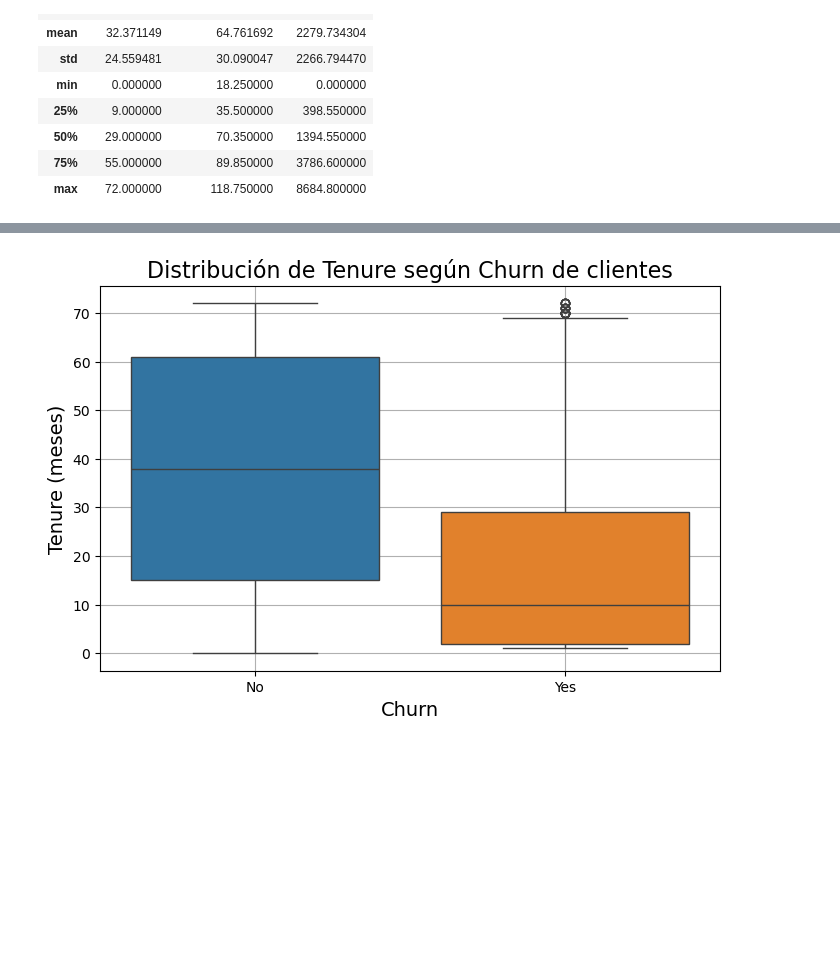
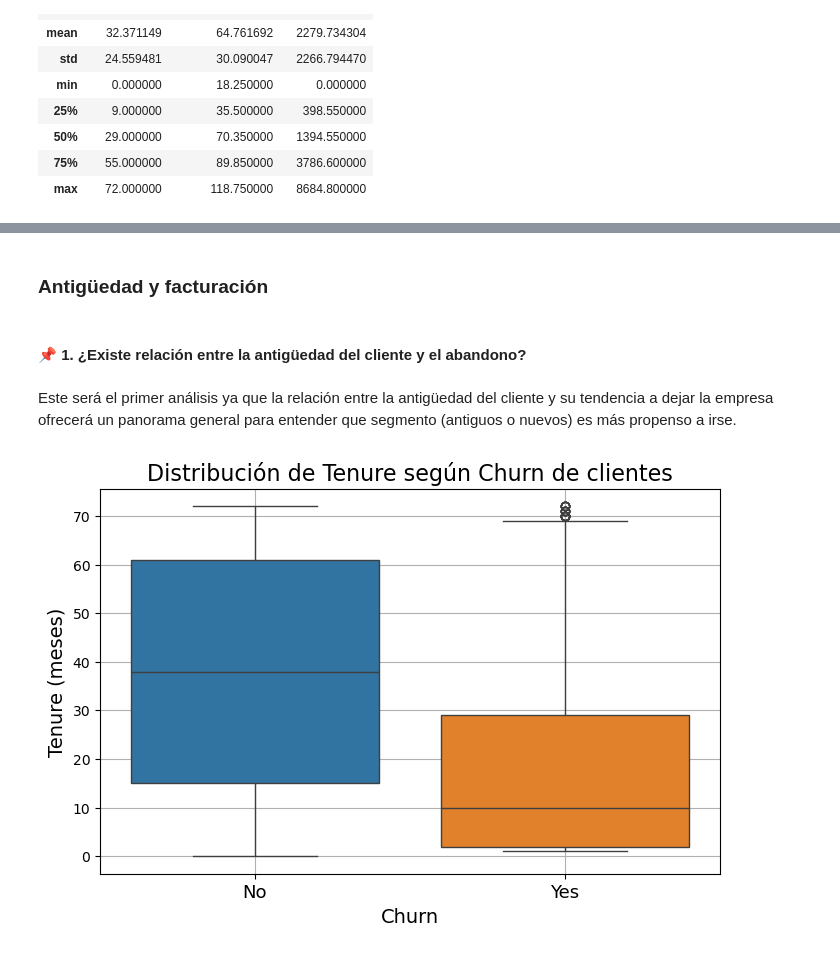
Before and after one commit to ignaciomajo/proyecto_TelecomX, a Jupyter notebook: proyecto_telecomx.ipynb, the cells around one changed output, grey strips where cells are left out. Drawn from its saved outputs; the diff is of its cells as text; code cells hidden in the pictures; blank space fills up the shorter version.

Commit message:
UPDATE proyecto_telecomx.ipynb | antigüedad y facturacion 1

```diff
--- a/proyecto_telecomx.ipynb
+++ b/proyecto_telecomx.ipynb
@@ -362,10 +388,17 @@ df_churn.describe()
+# %% [markdown]
+### Antigüedad y facturación
+# %% [markdown]
+#### 📌 1. ¿Existe relación entre la antigüedad del cliente y el abandono?
+# %% [markdown]
+Este será el primer análisis ya que la relación entre la antigüedad del cliente y su tendencia a dejar la empresa ofrecerá un panorama general para entender que segmento (antiguos o nuevos) es más propenso a irse.
 # %%
 plt.figure(figsize=(8, 5))
 sns.boxplot(data=df_churn, x='Churn', y='tenure', hue='Churn', palette='tab10')
 plt.title('Distribución de Tenure según Churn de clientes', fontsize=16)
 plt.xlabel('Churn', fontsize=14)
 plt.ylabel('Tenure (meses)', fontsize=14)
+plt.xticks(fontsize=13)
 plt.grid(True)
 plt.show()
 # %% [output]
-[figure, old version]
+[figure, new version]
```
Also changed, not shown: parts of 35 cells of this notebook.
